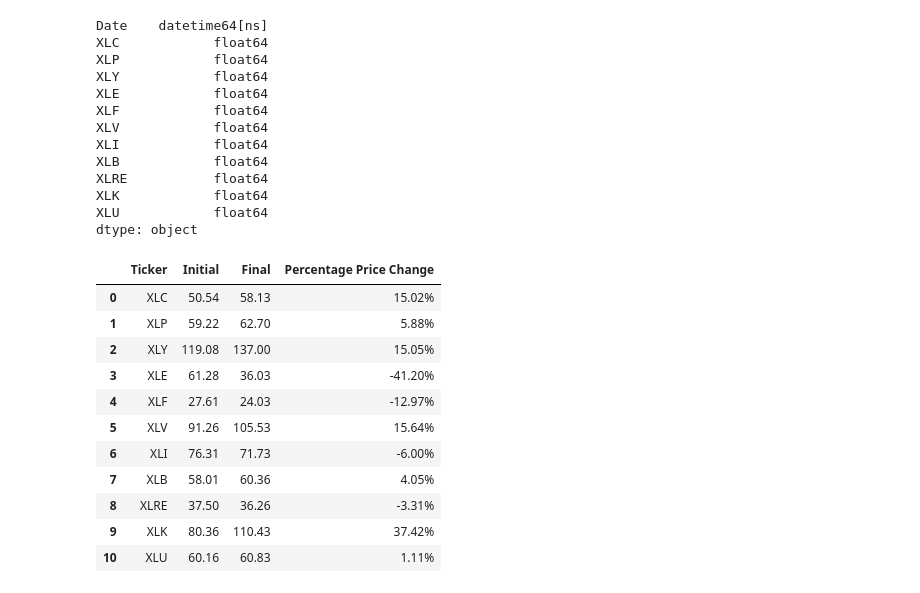
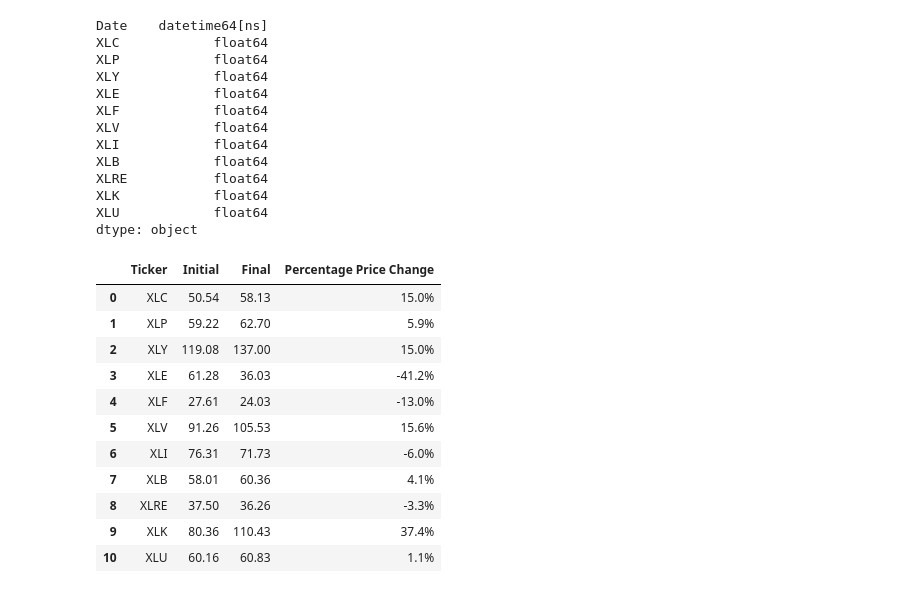
Before and after one commit to Dinorobie/stocks-covid, a Jupyter notebook: stock_+.ipynb, the cells around one changed output. Drawn from its saved outputs; the diff is of its cells as text; code cells hidden in the pictures.

```diff
--- a/stock_+.ipynb
+++ b/stock_+.ipynb
@@ -165,40 +171,44 @@ XLK            float64
 XLU            float64
 dtype: object
 # %%
+#Avarage price tabel
 ticker_list=[]
 inititial_price=[]
 final_price=[]
 #For loop to retrive data
 for column in clean_df:
     if column !="Date":
         ticker_list.append(column)
 
         ticker_initial=clean_df.loc[clean_df["Date"]=='2020-01-01',column].tolist()
         inititial_price.append(ticker_initial[0])
 
         ticker_final=clean_df.loc[clean_df["Date"]=='2020-12-31',column].tolist()
         final_price.append(ticker_final[0])
 
 
 #Builiding the price change % dataframe
 ava_df=pd.DataFrame({"Ticker":ticker_list,
                     "Initial":inititial_price,
                     "Final":final_price,})
 
 #Comput price change%
 ava_df['Percentage Price Change']= (ava_df['Final']-ava_df['Initial'])/(ava_df['Initial'])
-ava_df['Percentage Price Change']=(ava_df['Percentage Price Change']*100).map("{:.2f}%".format)
+ava_df['Percentage Price Change']=(ava_df['Percentage Price Change']*100).map("{:.1f}%".format)
 ava_df
+
+#XLK is the sector with the highest % price change of 37.4%is a technology sector.
+#XLE is the sector with the lowest% a price change of -41.2% is energy sector.
 # %% [output]
 |  | Ticker | Initial | Final | Percentage Price Change |
-| 0 | XLC | 50.54 | 58.13 | 15.02% |
-| 1 | XLP | 59.22 | 62.70 | 5.88% |
-| 2 | XLY | 119.08 | 137.00 | 15.05% |
-| 3 | XLE | 61.28 | 36.03 | -41.20% |
-| 4 | XLF | 27.61 | 24.03 | -12.97% |
-| 5 | XLV | 91.26 | 105.53 | 15.64% |
-| 6 | XLI | 76.31 | 71.73 | -6.00% |
-| 7 | XLB | 58.01 | 60.36 | 4.05% |
-| 8 | XLRE | 37.50 | 36.26 | -3.31% |
-| 9 | XLK | 80.36 | 110.43 | 37.42% |
-| 10 | XLU | 60.16 | 60.83 | 1.11% |
+| 0 | XLC | 50.54 | 58.13 | 15.0% |
+| 1 | XLP | 59.22 | 62.70 | 5.9% |
+| 2 | XLY | 119.08 | 137.00 | 15.0% |
+| 3 | XLE | 61.28 | 36.03 | -41.2% |
+| 4 | XLF | 27.61 | 24.03 | -13.0% |
+| 5 | XLV | 91.26 | 105.53 | 15.6% |
+| 6 | XLI | 76.31 | 71.73 | -6.0% |
+| 7 | XLB | 58.01 | 60.36 | 4.1% |
+| 8 | XLRE | 37.50 | 36.26 | -3.3% |
+| 9 | XLK | 80.36 | 110.43 | 37.4% |
+| 10 | XLU | 60.16 | 60.83 | 1.1% |
```
Also changed, not shown: parts of 7 cells of this notebook, 1 other file.
